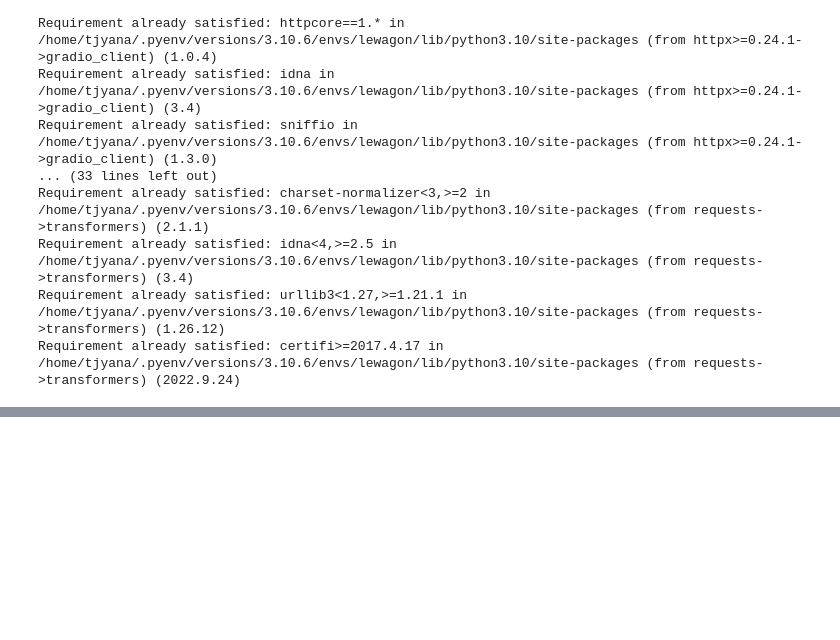
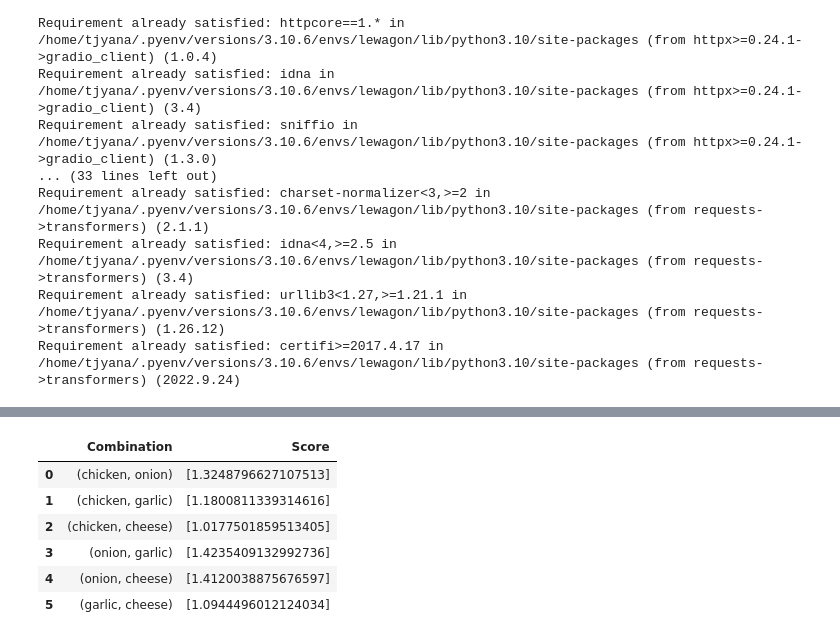
Before and after one commit to tjyana/tjyana-mealmuse, a Jupyter notebook: notebooks/test-notebook_0521.ipynb, the cells around one changed output, grey strips where cells are left out. Saved outputs shown, nothing was run; the diff lists cells and outputs as text; code cells hidden in the pictures; blank space fills up the shorter version.

```diff
--- a/notebooks/test-notebook_0521.ipynb
+++ b/notebooks/test-notebook_0521.ipynb
@@ -330,0 +145,36 @@ def muse_comb(df_comb): ###If this takes too long, consider taking the nested ca
+# %%
+def data_query(ingredients_combinations): ##Added a penalty of -5 for pairings that are not in the dataframe
+    '''
+    Scores all combinations of two ingredients.
+
+    Inputs (1):
+    ingredients_combinations (from: combinations_of_two) = a list of tuples, containing all possible combinations of 2 as
+
+    Outputs (1):
+    df_comb (to: muse_comb) = a datafrome with columns 'Combination' and 'Score', containing ingredient combinations and their scores as a dataframe  (for 4 ingredients: all 6 combinations and their respective scores)
+
+    '''
+
+    data = []
+    for combination in ingredients_combinations:
+        if len(combination) < 3:
+            ingredient1, ingredient2 = combination
+            query_str = f'(ingredient1 == "{ingredient1}" & ingredient2 == "{ingredient2}") | (ingredient1 == "{ingredient2}" & ingredient2 == "{ingredient1}")'
+            score = df.query(query_str)['scaled_col'].values
+            if len(score) > 0:
+                data.append({'Combination': combination, 'Score': score})
+            else:
+                continue
+        else:
+            scores = []
+            for i in combination:
+                ingredient1, ingredient2 = i
+                query_str = f'(ingredient1 == "{ingredient1}" & ingredient2 == "{ingredient2}") | (ingredient1 == "{ingredient2}" & ingredient2 == "{ingredient1}")'
+                score = df.query(query_str)['scaled_col'].values
+                if len(score) > 0:
+                    scores.append(score[0])
+                else:
+                    scores.append(-5)
+            data.append({'Combination': combination, 'Score': scores})
+    df_comb = pd.DataFrame(data)
+    return df_comb
@@ -330,0 +273,16 @@ def muse_comb(df_comb): ###If this takes too long, consider taking the nested ca
+# %%
+# 6 tuples -> should return 6 rows
+# high compatiblity
+
+ingredients_combinations = [('chicken', 'onion'), ('chicken', 'garlic'), ('chicken', 'cheese'), ('onion', 'garlic'), ('onion', 'cheese'), ('garlic', 'cheese')]
+
+df_comb = data_query(ingredients_combinations)
+df_comb
+# %% [output]
+|  | Combination | Score |
+| 0 | (chicken, onion) | [1.3248796627107513] |
+| 1 | (chicken, garlic) | [1.1800811339314616] |
+| 2 | (chicken, cheese) | [1.0177501859513405] |
+| 3 | (onion, garlic) | [1.4235409132992736] |
+| 4 | (onion, cheese) | [1.4120038875676597] |
+| 5 | (garlic, cheese) | [1.0944496012124034] |
```
Also changed, not shown: parts of 67 cells of this notebook, 3 other files.
